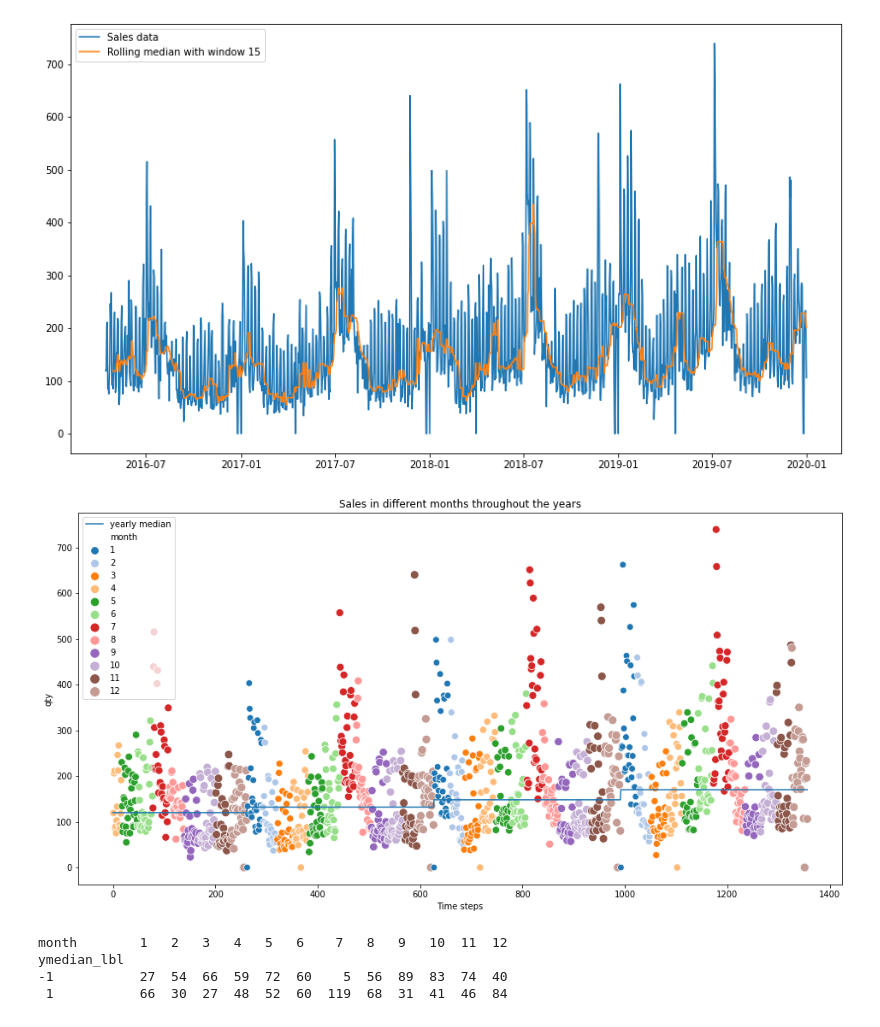
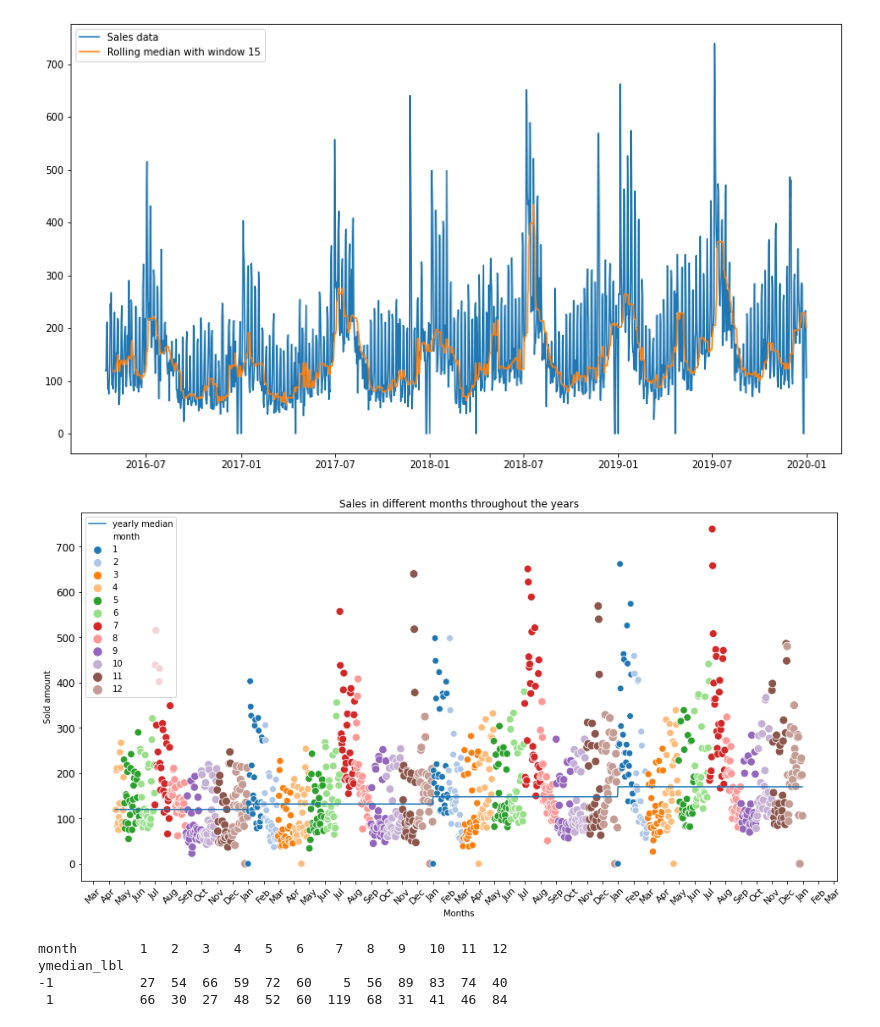
Before and after one commit to geriskenderi/EXO-LSTM, a Jupyter notebook: code/data_analysis/preliminary_analysis_milan.ipynb, the cells around one changed output. Cells and saved outputs as stored; diff of their text form; code cells hidden in the pictures.

```diff
--- a/code/data_analysis/preliminary_analysis_milan.ipynb
+++ b/code/data_analysis/preliminary_analysis_milan.ipynb
@@ -120,13 +123,25 @@ plt.show()
 # %%
 plt.figure(figsize=(16,8))
 plt.title("Sales in different months throughout the years")
-plt.plot(range(0, len(daily_augmented)), daily_augmented.yearly_median.values, label="yearly median")
-ax = sns.scatterplot(x=range(0, len(daily_augmented)), y="qty", hue="month", palette="tab20", size="month", sizes=(60, 100),\
+
+
+# Set the locator
+locator = mdates.MonthLocator()  # every month
+fmt = mdates.DateFormatter('%b')
+plt.plot(daily_augmented.index, daily_augmented.yearly_median.values, label="yearly median")
+ax = sns.scatterplot(x=daily_augmented.index, y="qty", hue="month", palette="tab20", size="month", sizes=(60, 100),\
                      legend="full", data=daily_augmented)
-ax.set(xlabel="Time steps")
+X = plt.gca().xaxis
+X.set_major_locator(locator)
+X.set_major_formatter(fmt)
+ax.set(xlabel="Months")
+ax.set(ylabel="Sold amount")
+plt.xticks(fontsize=11, rotation=45)
+plt.yticks(fontsize=12)
+plt.savefig("sales_months_milan", transparent = True)
 plt.show()
 # %% [output]
-[figure, old version]
+[figure, new version]
 # %%
 # Build a contingency table for the sales by months and the annual mean
 sc2_ctg_matrix = pd.crosstab(daily_augmented["ymedian_lbl"], daily_augmented["month"])
```
Also changed, not shown: parts of 2 cells of this notebook, 3 other files.
